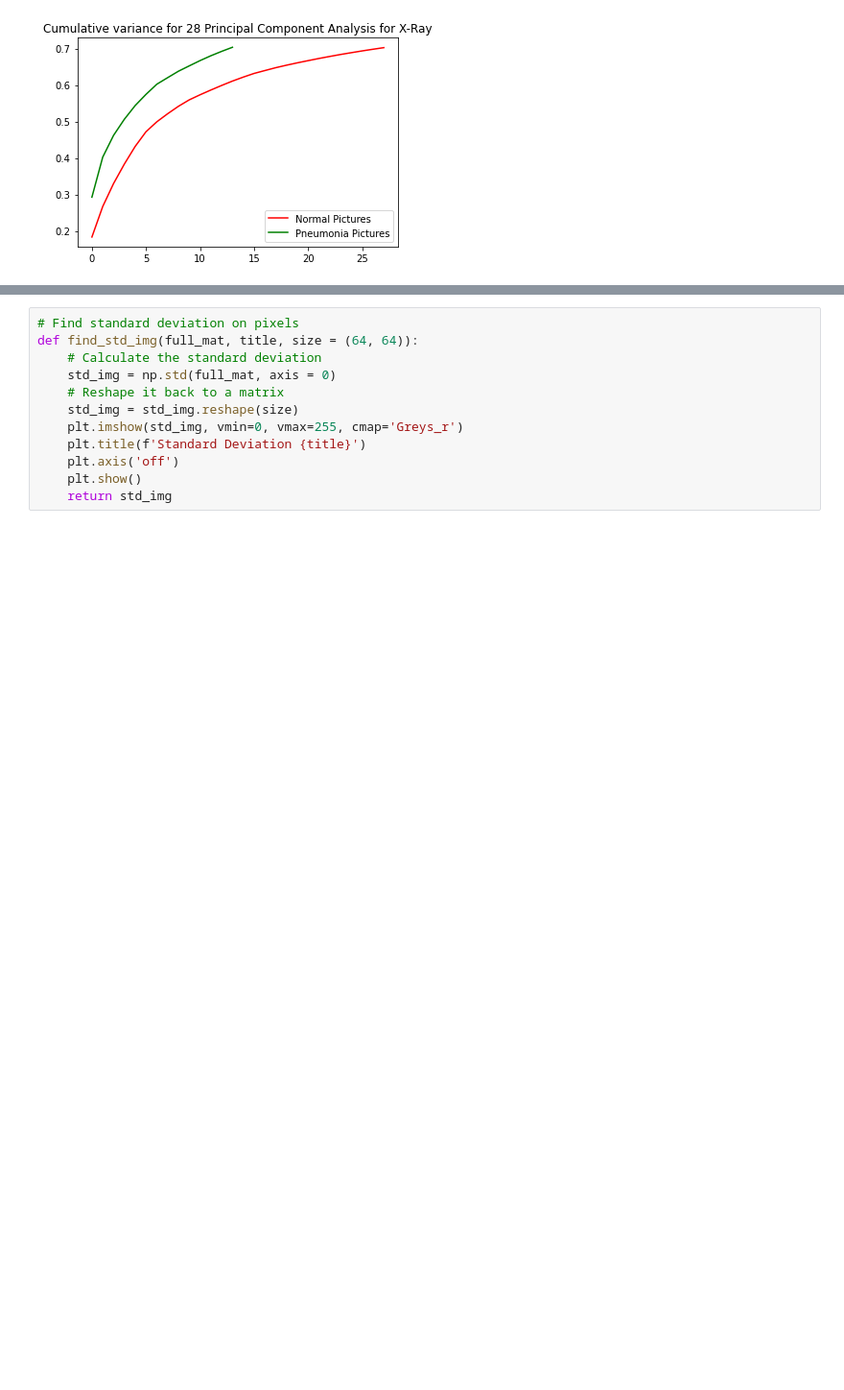
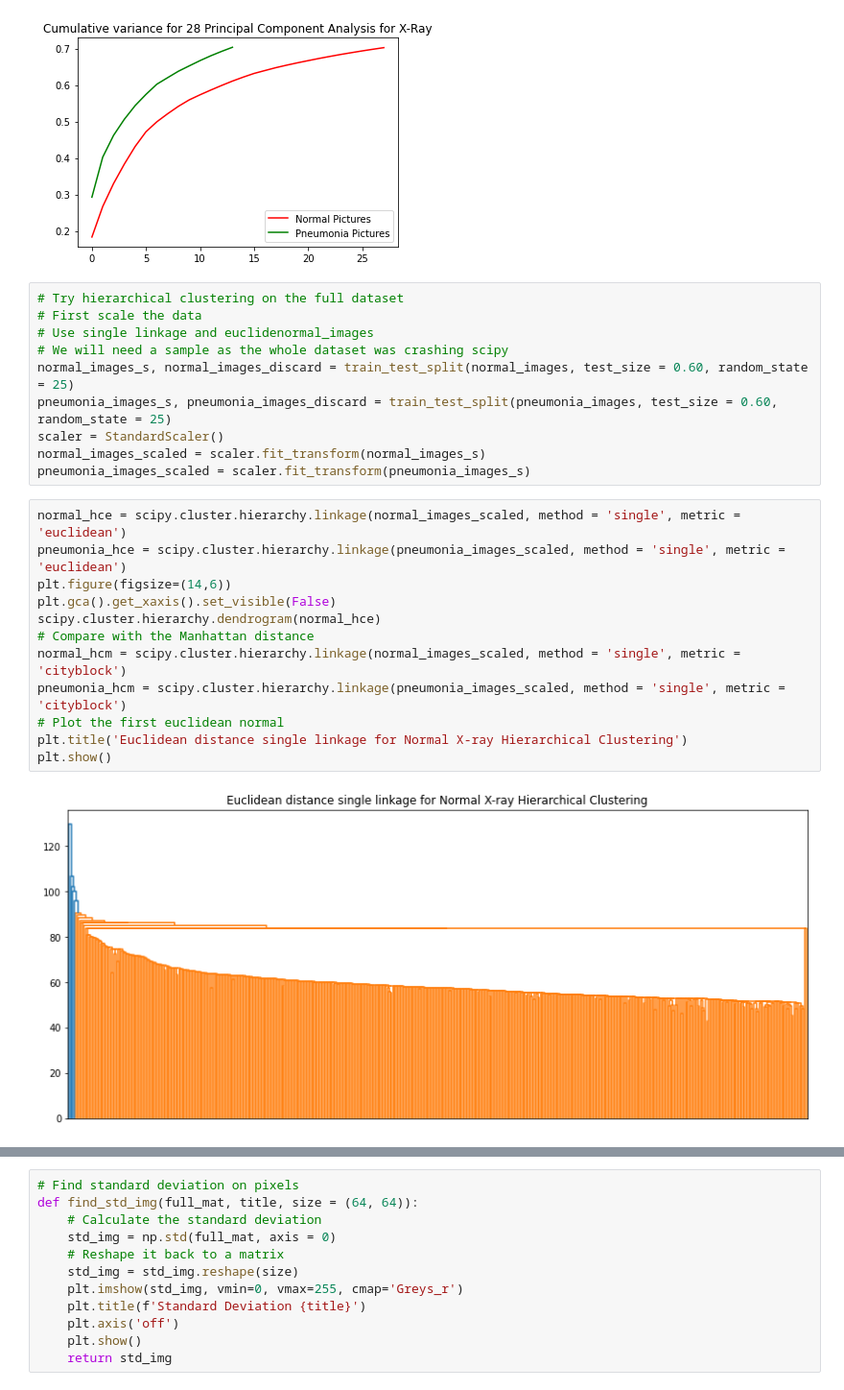
Before and after one commit to leezael/VisIQ, a Jupyter notebook: src/Pneumonia_EDA.ipynb, the cells around one changed output, grey strips where cells are left out. Shown at 96% size. Cells and saved outputs as stored; diff of their text form; blank space fills up the shorter version.

Commit message:
Last changes including hierarchical clustering

```diff
--- a/src/Pneumonia_EDA.ipynb
+++ b/src/Pneumonia_EDA.ipynb
@@ -185,3 +190,27 @@ plt.show()
 Number of PC:  28
 Number of PC:  14
 [figure]
+# %%
+# Try hierarchical clustering on the full dataset
+# First scale the data
+# Use single linkage and euclidenormal_images
+# We will need a sample as the whole dataset was crashing scipy
+normal_images_s, normal_images_discard = train_test_split(normal_images, test_size = 0.60, random_state = 25)
+pneumonia_images_s, pneumonia_images_discard = train_test_split(pneumonia_images, test_size = 0.60, random_state = 25)
+scaler = StandardScaler()
+normal_images_scaled = scaler.fit_transform(normal_images_s)
+pneumonia_images_scaled = scaler.fit_transform(pneumonia_images_s)
+# %%
+normal_hce = scipy.cluster.hierarchy.linkage(normal_images_scaled, method = 'single', metric = 'euclidean')
+pneumonia_hce = scipy.cluster.hierarchy.linkage(pneumonia_images_scaled, method = 'single', metric = 'euclidean')
+plt.figure(figsize=(14,6))
+plt.gca().get_xaxis().set_visible(False)
+scipy.cluster.hierarchy.dendrogram(normal_hce)
+# Compare with the Manhattan distance
+normal_hcm = scipy.cluster.hierarchy.linkage(normal_images_scaled, method = 'single', metric = 'cityblock')
+pneumonia_hcm = scipy.cluster.hierarchy.linkage(pneumonia_images_scaled, method = 'single', metric = 'cityblock')
+# Plot the first euclidean normal
+plt.title('Euclidean distance single linkage for Normal X-ray Hierarchical Clustering')
+plt.show()
+# %% [output]
+[figure, added]
```
Also changed, not shown: parts of 20 cells of this notebook.
